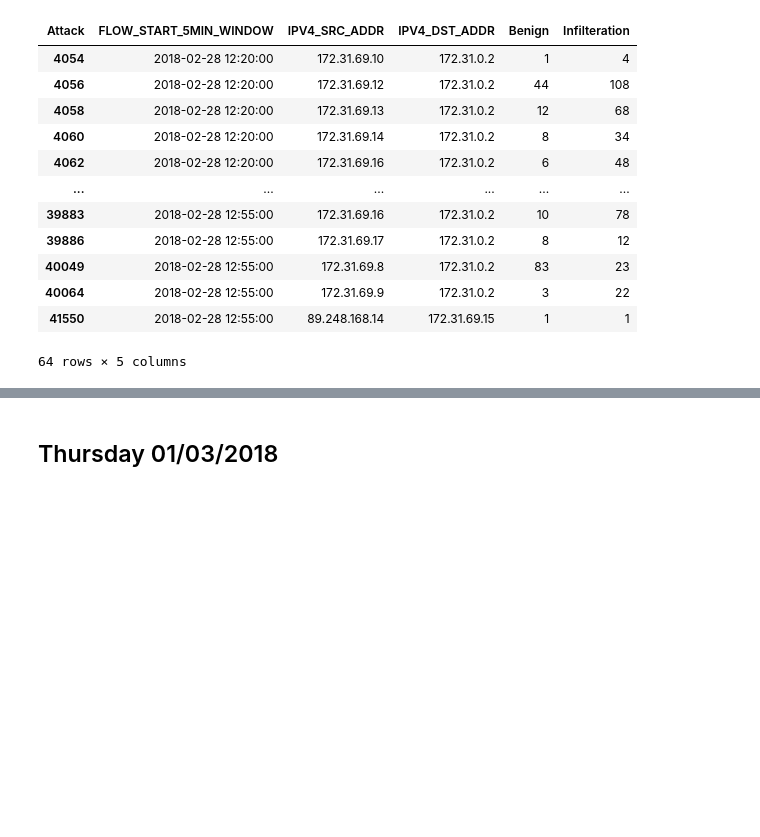
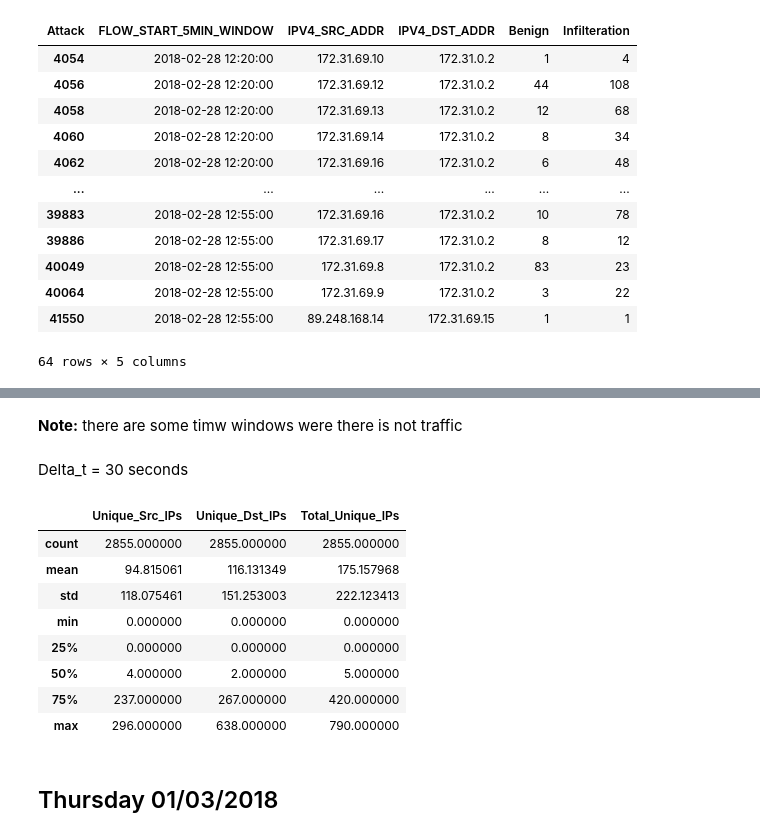
Before and after one commit to tatipar/temporalgnn-nids, a Jupyter notebook: code/python/notebook/cic_ids2018_orig_and_v3.ipynb, the cells around one changed output, grey strips where cells are left out. Drawn from its saved outputs; the diff is of its cells as text; code cells hidden in the pictures; blank space fills up the shorter version.

```diff
--- a/code/python/notebook/cic_ids2018_orig_and_v3.ipynb
+++ b/code/python/notebook/cic_ids2018_orig_and_v3.ipynb
@@ -976,0 +1052,4 @@ flows_by_ip_pair_attack_pivot[(flows_by_ip_pair_attack_pivot['Infilteration'] >
+# %% [markdown]
+**Note:** there are some timw windows were there is not traffic
+# %% [markdown]
+Delta_t = 30 seconds
@@ -977,3 +1064,15 @@ flows_by_ip_pair_attack_pivot[(flows_by_ip_pair_attack_pivot['Infilteration'] >
+# %%
+unique_ips_per_30sec.describe()
+# %% [output]
+|  | Unique_Src_IPs | Unique_Dst_IPs | Total_Unique_IPs |
+| count | 2855.000000 | 2855.000000 | 2855.000000 |
+| mean | 94.815061 | 116.131349 | 175.157968 |
+| std | 118.075461 | 151.253003 | 222.123413 |
+| min | 0.000000 | 0.000000 | 0.000000 |
+| 25% | 0.000000 | 0.000000 | 0.000000 |
+| 50% | 4.000000 | 2.000000 | 5.000000 |
+| 75% | 237.000000 | 267.000000 | 420.000000 |
+| max | 296.000000 | 638.000000 | 790.000000 |
 # %% [markdown]
 ## Thursday 01/03/2018
 # %% [markdown]
```
Also changed, not shown: parts of 8 cells of this notebook.
